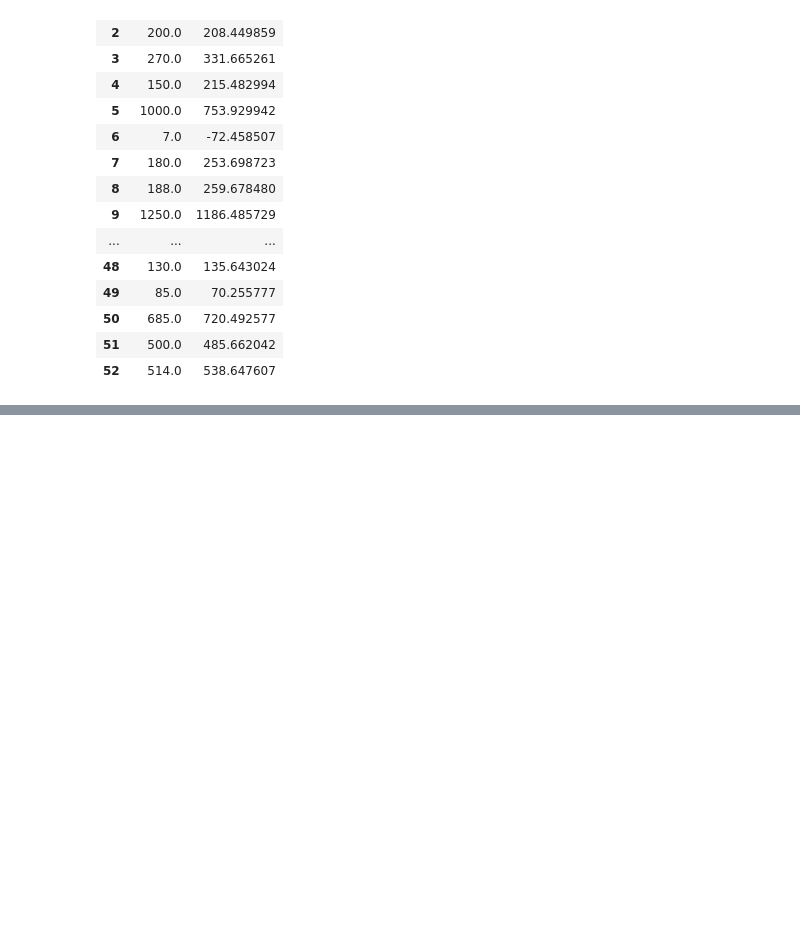
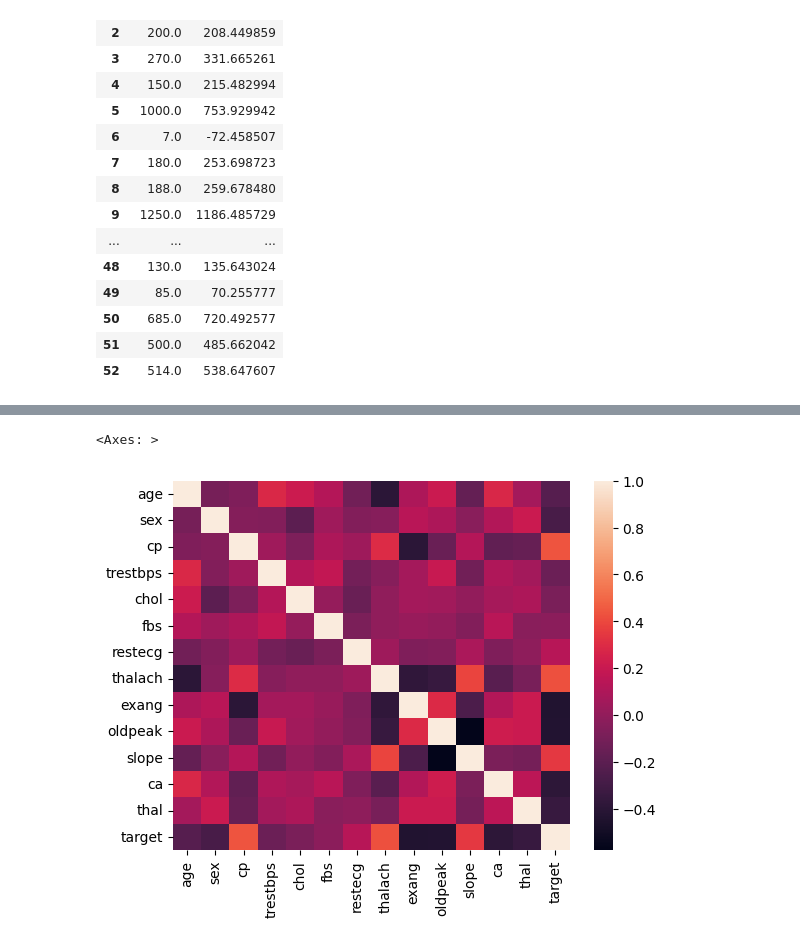
Before and after one commit to ElieAssaf33/course-python-basic, a Jupyter notebook: My Stuff/ai.ipynb, the cells around one changed output, grey strips where cells are left out. Saved outputs shown, nothing was run; the diff lists cells and outputs as text; code cells hidden in the pictures; blank space fills up the shorter version.

```diff
--- a/My Stuff/ai.ipynb
+++ b/My Stuff/ai.ipynb
@@ -122,0 +125,2 @@ result
+# %%
+heart = pd.read_csv('https://raw.githubusercontent.com/robotautas/kursas/master/Machine%20Learning/heart.csv')
@@ -122,0 +136,7 @@ result
+# %%
+corr = heart.corr()
+# %%
+sns.heatmap(corr)
+# %% [output]
+<Axes: >
+[figure, added]
```
Also changed, not shown: parts of 14 cells of this notebook.
